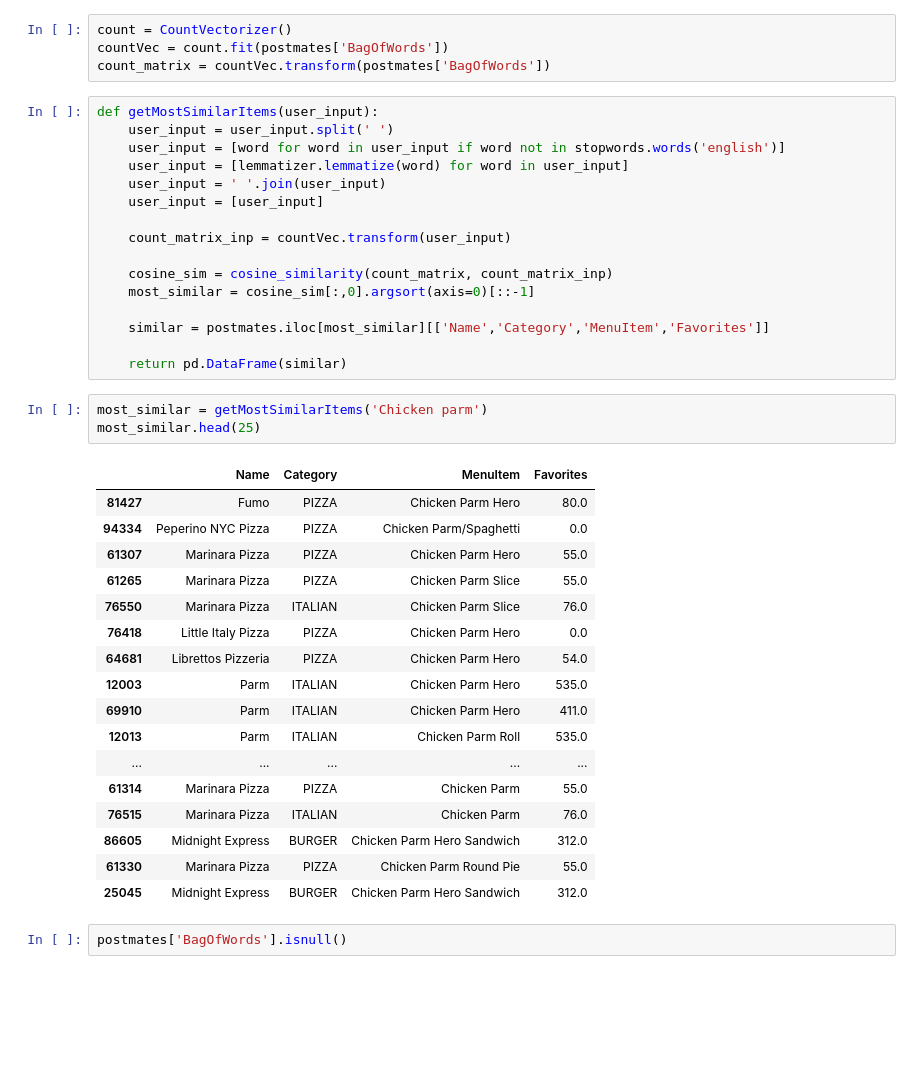
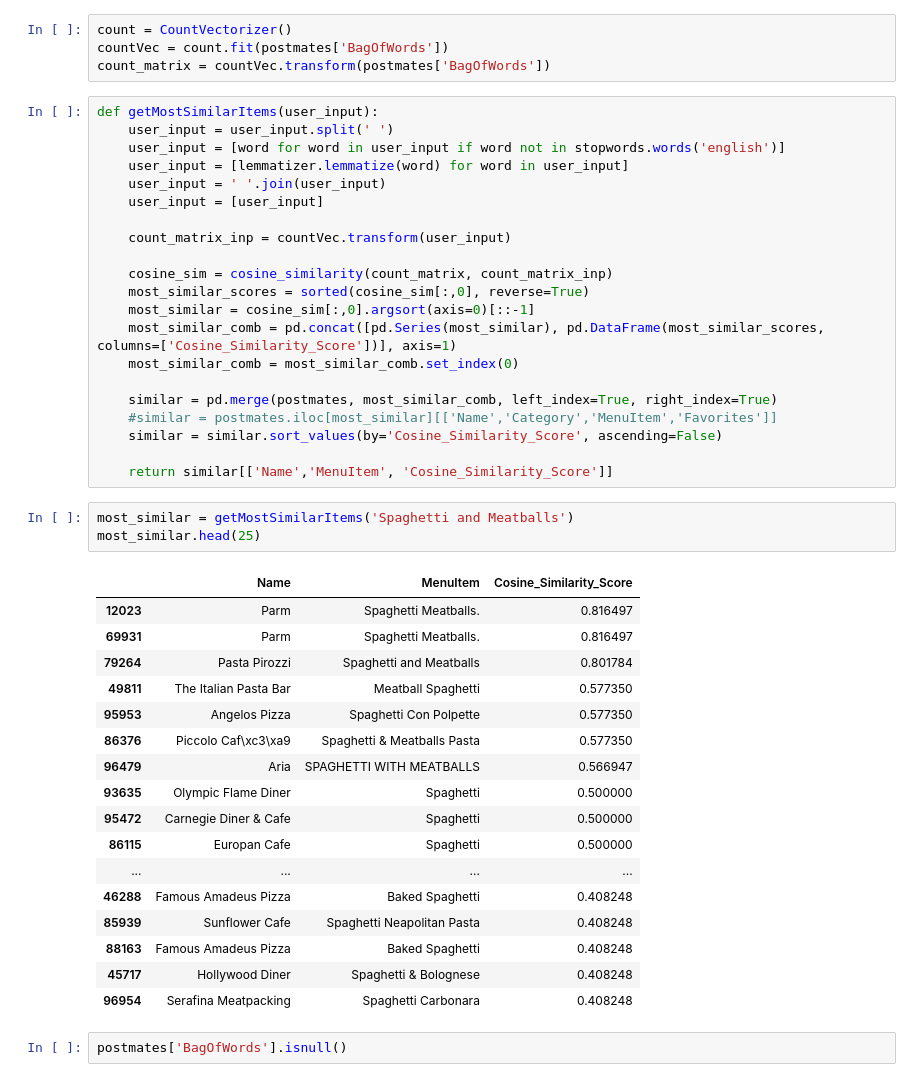
Before and after one commit to brusso115/PostmatesWebscraper, a Jupyter notebook: NLP Content Based Recommender.ipynb, the cells around one changed output. Drawn from its saved outputs; the diff is of its cells as text; blank space fills up the shorter version.

```diff
--- a/NLP Content Based Recommender.ipynb
+++ b/NLP Content Based Recommender.ipynb
@@ -134,32 +148,37 @@ def getMostSimilarItems(user_input):
     count_matrix_inp = countVec.transform(user_input)
 
     cosine_sim = cosine_similarity(count_matrix, count_matrix_inp)
+    most_similar_scores = sorted(cosine_sim[:,0], reverse=True)
     most_similar = cosine_sim[:,0].argsort(axis=0)[::-1]
+    most_similar_comb = pd.concat([pd.Series(most_similar), pd.DataFrame(most_similar_scores, columns=['Cosine_Similarity_Score'])], axis=1)
+    most_similar_comb = most_similar_comb.set_index(0)
 
-    similar = postmates.iloc[most_similar][['Name','Category','MenuItem','Favorites']]
+    similar = pd.merge(postmates, most_similar_comb, left_index=True, right_index=True)
+    #similar = postmates.iloc[most_similar][['Name','Category','MenuItem','Favorites']]
+    similar = similar.sort_values(by='Cosine_Similarity_Score', ascending=False)
 
-    return pd.DataFrame(similar)
+    return similar[['Name','MenuItem', 'Cosine_Similarity_Score']]
 # %%
-most_similar = getMostSimilarItems('Chicken parm')
+most_similar = getMostSimilarItems('Spaghetti and Meatballs')
 most_similar.head(25)
 # %% [output]
-|  | Name | Category | MenuItem | Favorites |
-| 81427 | Fumo | PIZZA | Chicken Parm Hero | 80.0 |
-| 94334 | Peperino NYC Pizza | PIZZA | Chicken Parm/Spaghetti | 0.0 |
-| 61307 | Marinara Pizza | PIZZA | Chicken Parm Hero | 55.0 |
-| 61265 | Marinara Pizza | PIZZA | Chicken Parm Slice | 55.0 |
-| 76550 | Marinara Pizza | ITALIAN | Chicken Parm Slice | 76.0 |
-| 76418 | Little Italy Pizza | PIZZA | Chicken Parm Hero | 0.0 |
-| 64681 | Librettos Pizzeria | PIZZA | Chicken Parm Hero | 54.0 |
-| 12003 | Parm | ITALIAN | Chicken Parm Hero | 535.0 |
-| 69910 | Parm | ITALIAN | Chicken Parm Hero | 411.0 |
-| 12013 | Parm | ITALIAN | Chicken Parm Roll | 535.0 |
-| ... | ... | ... | ... | ... |
-| 61314 | Marinara Pizza | PIZZA | Chicken Parm | 55.0 |
-| 76515 | Marinara Pizza | ITALIAN | Chicken Parm | 76.0 |
-| 86605 | Midnight Express | BURGER | Chicken Parm Hero Sandwich | 312.0 |
-| 61330 | Marinara Pizza | PIZZA | Chicken Parm Round Pie | 55.0 |
-| 25045 | Midnight Express | BURGER | Chicken Parm Hero Sandwich | 312.0 |
+|  | Name | MenuItem | Cosine_Similarity_Score |
+| 12023 | Parm | Spaghetti Meatballs. | 0.816497 |
+| 69931 | Parm | Spaghetti Meatballs. | 0.816497 |
+| 79264 | Pasta Pirozzi | Spaghetti and Meatballs | 0.801784 |
+| 49811 | The Italian Pasta Bar | Meatball Spaghetti | 0.577350 |
+| 95953 | Angelos Pizza | Spaghetti Con Polpette | 0.577350 |
+| 86376 | Piccolo Caf\xc3\xa9 | Spaghetti & Meatballs Pasta | 0.577350 |
+| 96479 | Aria | SPAGHETTI WITH MEATBALLS | 0.566947 |
+| 93635 | Olympic Flame Diner | Spaghetti | 0.500000 |
+| 95472 | Carnegie Diner & Cafe | Spaghetti | 0.500000 |
+| 86115 | Europan Cafe | Spaghetti | 0.500000 |
+| ... | ... | ... | ... |
+| 46288 | Famous Amadeus Pizza | Baked Spaghetti | 0.408248 |
+| 85939 | Sunflower Cafe | Spaghetti Neapolitan Pasta | 0.408248 |
+| 88163 | Famous Amadeus Pizza | Baked Spaghetti | 0.408248 |
+| 45717 | Hollywood Diner | Spaghetti & Bolognese | 0.408248 |
+| 96954 | Serafina Meatpacking | Spaghetti Carbonara | 0.408248 |
 # %%
 postmates['BagOfWords'].isnull()
 # %% [output]
```
Also changed, not shown: parts of 3 cells of this notebook, 4 other files.
